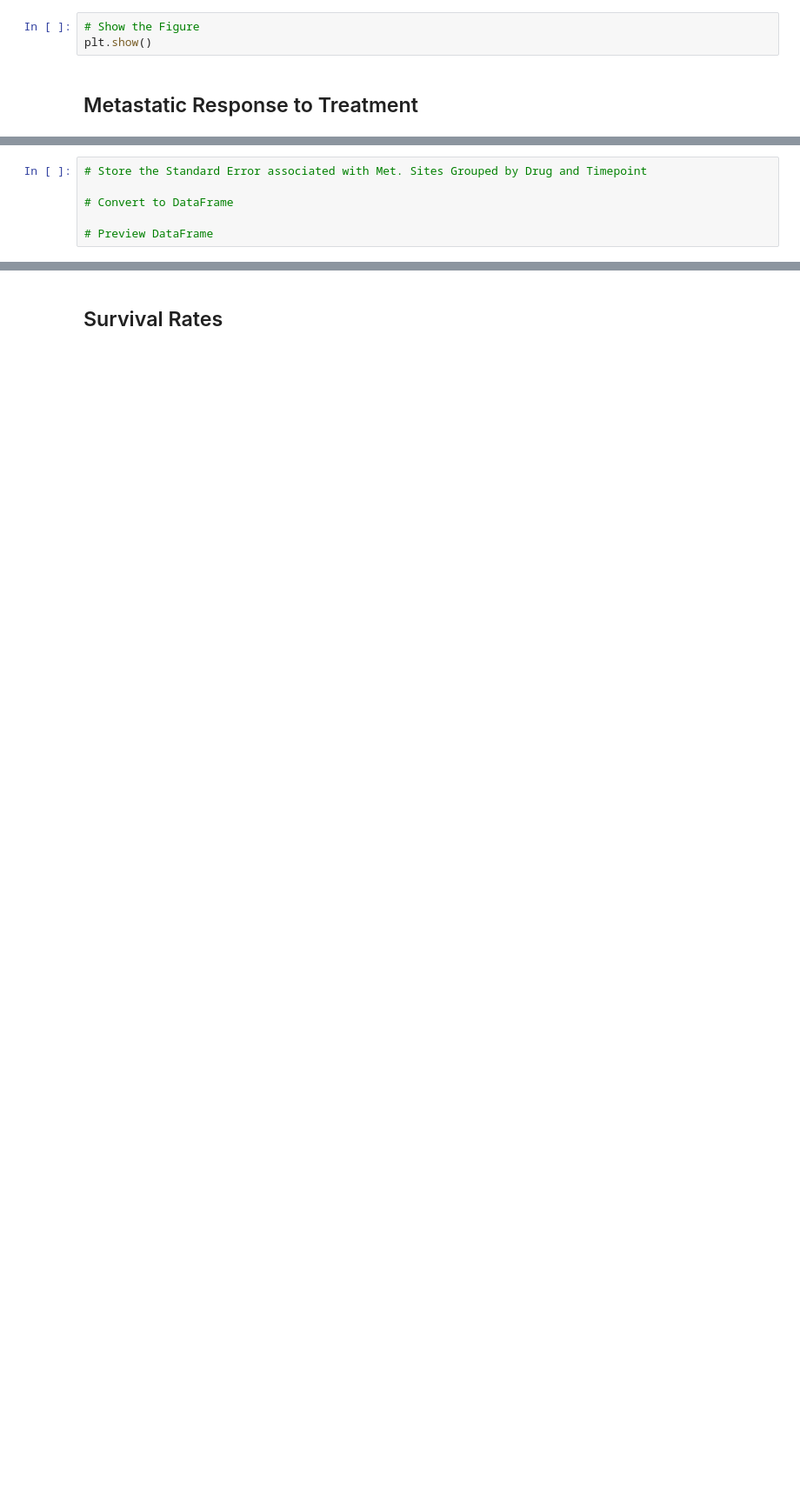
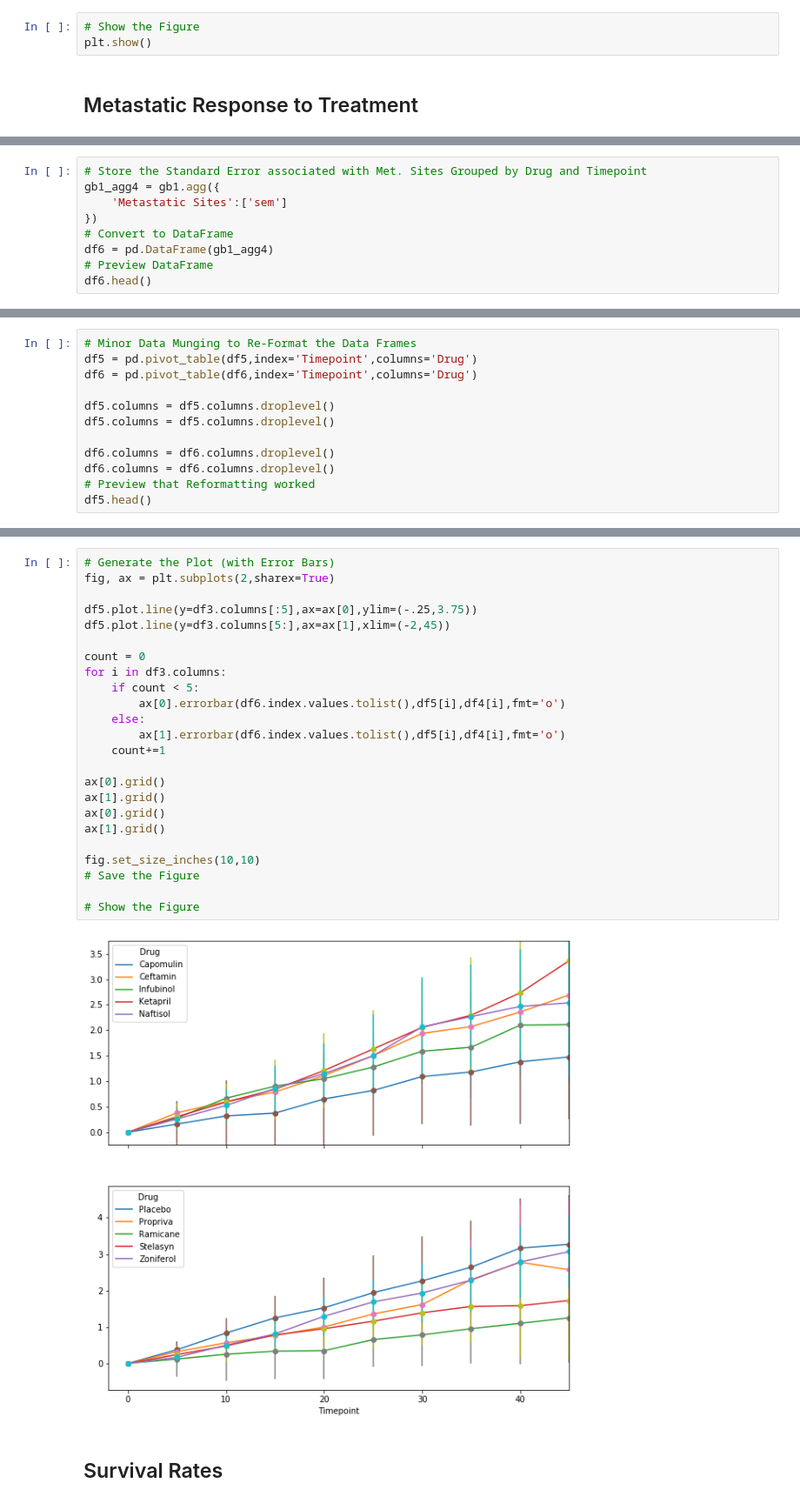
Before and after one commit to Astrowizard/plotting-hw, a Jupyter notebook: Pymaceuticals/pymaceuticals_starter.ipynb, the cells around one changed output, grey strips where cells are left out. Shown at 87% size. Drawn from its saved outputs; the diff is of its cells as text; blank space fills up the shorter version.

```diff
--- a/Pymaceuticals/pymaceuticals_starter.ipynb
+++ b/Pymaceuticals/pymaceuticals_starter.ipynb
@@ -115,6 +145,9 @@ plt.show()
 # %%
 # Store the Standard Error associated with Met. Sites Grouped by Drug and Timepoint
-
+gb1_agg4 = gb1.agg({
+    'Metastatic Sites':['sem']
+})
 # Convert to DataFrame
-
+df6 = pd.DataFrame(gb1_agg4)
 # Preview DataFrame
+df6.head()
@@ -130,0 +163,12 @@ plt.show()
+# %%
+# Minor Data Munging to Re-Format the Data Frames
+df5 = pd.pivot_table(df5,index='Timepoint',columns='Drug')
+df6 = pd.pivot_table(df6,index='Timepoint',columns='Drug')
+
+df5.columns = df5.columns.droplevel()
+df5.columns = df5.columns.droplevel()
+
+df6.columns = df6.columns.droplevel()
+df6.columns = df6.columns.droplevel()
+# Preview that Reformatting worked
+df5.head()
@@ -131,3 +183,29 @@ plt.show()
+# %%
+# Generate the Plot (with Error Bars)
+fig, ax = plt.subplots(2,sharex=True)
+
+df5.plot.line(y=df3.columns[:5],ax=ax[0],ylim=(-.25,3.75))
+df5.plot.line(y=df3.columns[5:],ax=ax[1],xlim=(-2,45))
+
+count = 0
+for i in df3.columns:
+    if count < 5:
+        ax[0].errorbar(df6.index.values.tolist(),df5[i],df4[i],fmt='o')
+    else:
+        ax[1].errorbar(df6.index.values.tolist(),df5[i],df4[i],fmt='o')
+    count+=1
+
+ax[0].grid()
+ax[1].grid()
+ax[0].grid()
+ax[1].grid()
+
+fig.set_size_inches(10,10)
+# Save the Figure
+
+# Show the Figure
+# %% [output]
+[figure, added]
 # %% [markdown]
 ## Survival Rates
 # %%
```
Also changed, not shown: parts of 16 cells of this notebook, 1 other file.
